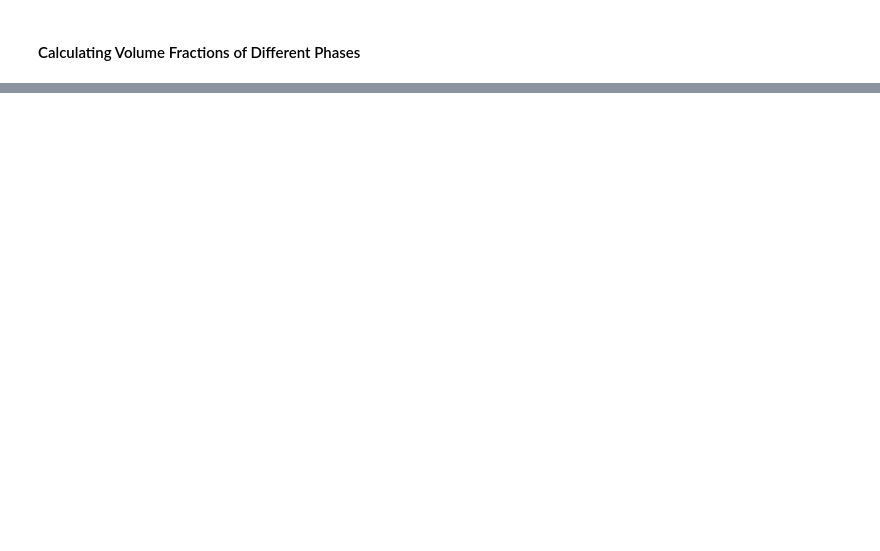
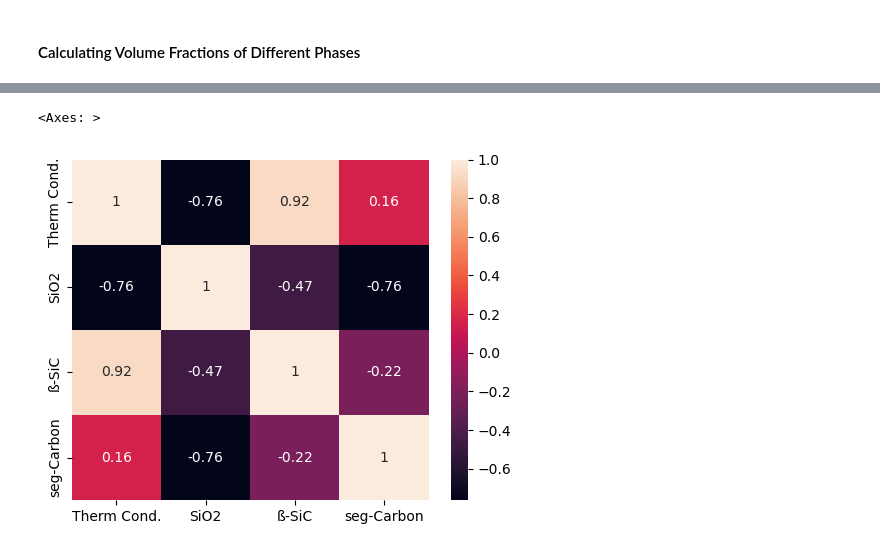
Before and after one commit to Kshiti92/ML4MaterialsScience-course, a Jupyter notebook: notebooks/02_data_exploration.ipynb, the cells around one changed output, grey strips where cells are left out. Saved outputs shown, nothing was run; the diff lists cells and outputs as text; code cells hidden in the pictures; blank space fills up the shorter version.

```diff
--- a/notebooks/02_data_exploration.ipynb
+++ b/notebooks/02_data_exploration.ipynb
@@ -100,0 +252,6 @@ plt.show()  # show sketch and plotted images
+# %%
+plt.subplots(figsize=(5,4))
+sns.heatmap(Merged.select_dtypes(include='number').corr(), annot=True)
+# %% [output]
+<Axes: >
+[figure, added]
```
Also changed, not shown: parts of 17 cells of this notebook, 2 other files.
